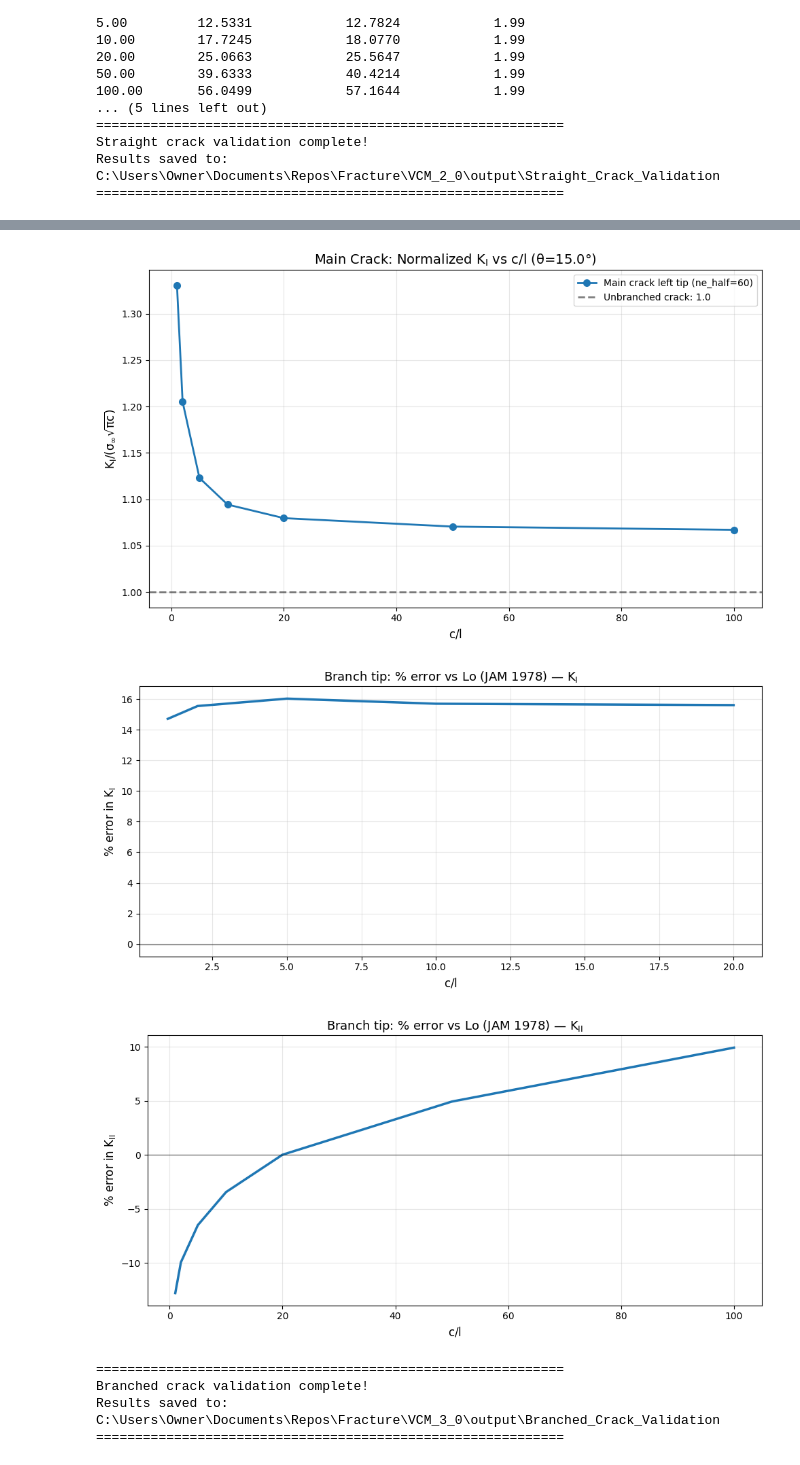
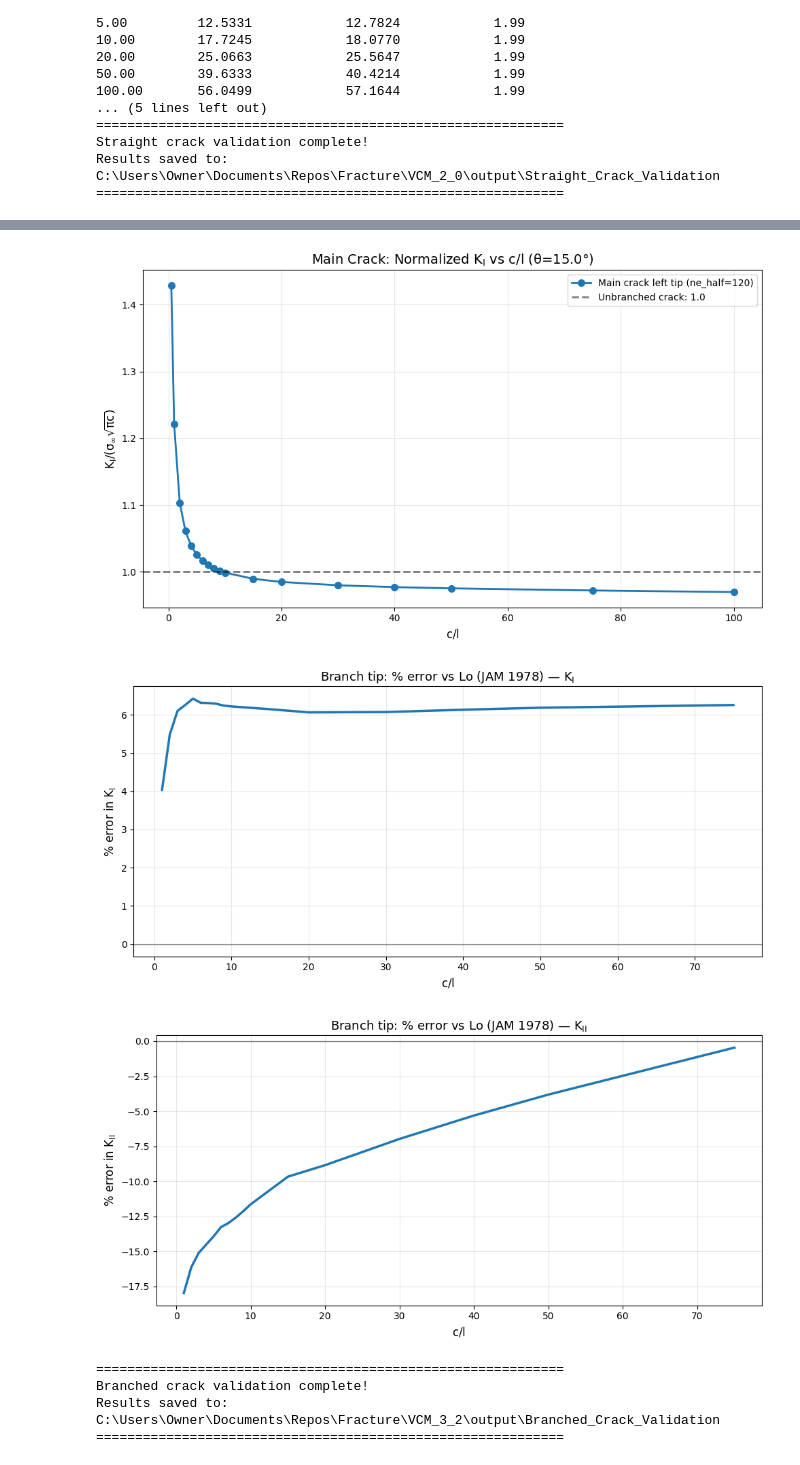
Before and after one commit to Ghoniem/Fracture, a Jupyter notebook: VCM_3_2/notebooks/validation.ipynb, the cells around one changed output, grey strips where cells are left out. Drawn from its saved outputs; the diff is of its cells as text; code cells hidden in the pictures.

```diff
--- a/VCM_3_2/notebooks/validation.ipynb
+++ b/VCM_3_2/notebooks/validation.ipynb
@@ -2115,7 +2115,8 @@ out_dir.mkdir(parents=True, exist_ok=True)
 mm = 1e-3
 c = 1000.0 * mm
 # c_over_l = np.linspace(1, 201, 10, dtype=float)
-c_over_l = np.array([1,2,3,4,5,6,7,8,9,10,15,20,30,40,50, 75, 100, 200], float)
+c_over_l = np.array([0.5,1,2,3,4,5,6,7,8,9,10,15,20,30,40,50, 75, 100], float)
+# c_over_l = np.array([1, 100], float)
 theta_deg = 15.0
 theta = np.deg2rad(theta_deg)
 
@@ -2173,9 +2174,9 @@ applied = AppliedStress(sigma_xx=sig_xx, sigma_yy=sig_yy, sigma_xy=sig_xy)
 mu = float(material.mu)
 
 # Euclid-fit controls (robust defaults)
-rmax_frac_branch = 0.05   # branches can be short => allow a bit wider
-rmax_frac_main   = 0.05
-min_pts = 4
+rmax_frac_branch = 0.2   # branches can be short => allow a bit wider
+rmax_frac_main   = 0.2
+min_pts = 8
 two_term = True
 ne_half = 40
 
@@ -2281,7 +2282,7 @@ lo_KI = np.array([
     [8.929324781, 0.736918138],
     [20.46800156, 0.728892456],
     [60.6877622 , 0.728089888],
-    [178.2899264, 0.727287319],
+    [98.2899264, 0.727287319],
 ], float)
 
 lo_KII = np.array([
@@ -2340,7 +2341,7 @@ ax1.grid(True, alpha=0.3)
 ax1.legend()
 
 plt.tight_layout()
-fig1.savefig(out_dir / "branched_KI_vs_Lo.png", dpi=150, bbox_inches='tight')
+fig1.savefig(out_dir / "branched_KI_vs_Lo_sym.png", dpi=150, bbox_inches='tight')
 plt.show()
 
 fig2, ax2 = plt.subplots(figsize=(10, 6))
@@ -2360,9 +2361,8 @@ ax2.set_title(f'Branch tip: Normalized $K_{{II}}$ (θ={theta_deg}°)', fontsize=
 ax2.grid(True, alpha=0.3)
 ax2.legend()
 plt.tight_layout()
-fig2.savefig(out_dir / "branched_KII_vs_Lo.png", dpi=150, bbox_inches='tight')
+fig2.savefig(out_dir / "branched_KII_vs_Lo_sym.png", dpi=150, bbox_inches='tight')
 plt.show()
-
 
 fig3, ax3 = plt.subplots(figsize=(10, 6))
 ax3.plot(c_over_l, KI_main_norm, 'o-', lw=2, markersize=7, label=f'Main crack left tip (ne_half={ne_half})')
@@ -2372,7 +2372,7 @@ ax3.set_ylabel(r'$K_I / (\sigma_\infty \sqrt{\pi c})$', fontsize=12)
 ax3.set_title(f'Main Crack: Normalized $K_I$ vs $c/l$ (θ={theta_deg}°)', fontsize=14, weight='bold')
 ax3.set_xscale('linear'); ax3.grid(True, alpha=0.3); ax3.legend()
 plt.tight_layout()
-fig3.savefig(out_dir / "main_crack_KI_normalized_lin.png", dpi=150, bbox_inches='tight')
+fig3.savefig(out_dir / "main_crack_KI_normalized_lin_sym.png", dpi=150, bbox_inches='tight')
 plt.show()
 
 err_KI_pct  = 100.0 * (KI_branch_norm  - loKI_on_grid)  / loKI_on_grid
@@ -2390,7 +2390,7 @@ axe1.set_ylabel(r'$\%$ error in $K_I$', fontsize=12)
 axe1.set_title(r'Branch tip: $\%$ error vs Lo (JAM 1978) — $K_I$', fontsize=13, weight='bold')
 axe1.grid(True, alpha=0.3)
 plt.tight_layout()
-fige4.savefig(out_dir / "branched_KI_percent_error_vs_Lo.png", dpi=150, bbox_inches='tight')
+fige4.savefig(out_dir / "branched_KI_percent_error_vs_Lo_sym.png", dpi=150, bbox_inches='tight')
 plt.show()
 
 fige5, axe2 = plt.subplots(figsize=(10, 5))
@@ -2401,7 +2401,7 @@ axe2.set_ylabel(r'$\%$ error in $K_{II}$', fontsize=12)
 axe2.set_title(r'Branch tip: $\%$ error vs Lo (JAM 1978) — $K_{II}$', fontsize=13, weight='bold')
 axe2.grid(True, alpha=0.3)
 plt.tight_layout()
-fige5.savefig(out_dir / "branched_KII_percent_error_vs_Lo.png", dpi=150, bbox_inches='tight')
+fige5.savefig(out_dir / "branched_KII_percent_error_vs_Lo_sym.png", dpi=150, bbox_inches='tight')
 plt.show()
 
 
@@ -2483,7 +2467,7 @@ mm = 1e-3
 c = 1000.0 * mm
 # c_over_l = np.linspace(1, 201, 10, dtype=float)
 # c_over_l = np.array([1,2,3,4,5,6,7,8,9,10,15,20,30,40,50, 75, 100, 200], float)
-c_over_l = np.array([1,2,5,10, 20, 50, 100], float)
+c_over_l = np.array([0.5,1,2,3,4,5,6,7,8,9,10,15,20,30,40,50, 75, 100], float)
 theta_deg = 15.0
 theta = np.deg2rad(theta_deg)
 
@@ -2539,11 +2523,11 @@ applied = AppliedStress(sigma_xx=sig_xx, sigma_yy=sig_yy, sigma_xy=sig_xy)
 mu = float(material.mu)
 
 # Euclid-fit controls (robust defaults)
-rmax_frac_branch = 0.1   # branches can be short => allow a bit wider
-rmax_frac_main   = 0.1
+rmax_frac_branch = 0.3   # branches can be short => allow a bit wider
+rmax_frac_main   = 0.3
 min_pts = 8
 two_term = False
-ne_half = 60
+ne_half = 120
 
 for ratio in c_over_l:
     l = c / ratio
@@ -2570,7 +2554,7 @@ for ratio in c_over_l:
         tip_cluster="power",              # "power" (one-sided) or "cheb" (symmetric)
         tip_cluster_power=3.0,            # stronger clustering as p increases (>=2)
         other_min_panels=4,               # baseline per segment
-        endpoint_min_nodes=6,        # new
+        endpoint_min_nodes=4,        # new
         kink_side_nodes=3,           # new
         refine_junction_endpoints=True,
         refine_kinks=True,
@@ -2589,8 +2573,8 @@ for ratio in c_over_l:
             material=material
         )
 
-        KI_top.append(KI_t_CR)
-        KII_top.append(KII_t_CR)
+        KI_top.append(KI_t)
+        KII_top.append(KII_t)
     except Exception as e:
         print(f"  Warning: Top branch fit failed: {e}")
         KI_top.append(np.nan); KII_top.append(np.nan)
@@ -2635,7 +2619,7 @@ lo_KI = np.array([
     [7.565839828,	0.985714286],
     [12.56285313,	0.978491172],
     [44.80162225,	0.972070626],
-    # [285.3622159,	0.968860353],
+    [95.3622159,	0.968860353],
 ], float)
 
 lo_KII = np.array([
@@ -2646,7 +2630,7 @@ lo_KII = np.array([
     [5.782060166,	0.212081651],
     [13.3241222,	0.184911996],
     [33.4000804,	0.165810244],
-    [127.6576459,	0.145197125],
+    [97.6576459,	0.145197125],
     # [329.0243998,	0.139783942],
     # [976.0579,	    0.133598696],
 ], float)
@@ -2695,7 +2679,7 @@ ax1.grid(True, alpha=0.3)
 ax1.legend()
 
 plt.tight_layout()
-fig1.savefig(out_dir / "branched_KI_vs_Lo.png", dpi=150, bbox_inches='tight')
+fig1.savefig(out_dir / "branched_KI_vs_Lo_asymm.png", dpi=150, bbox_inches='tight')
 plt.show()
 
 fig2, ax2 = plt.subplots(figsize=(10, 6))
@@ -2715,7 +2699,7 @@ ax2.set_title(f'Branch tip: Normalized $K_{{II}}$ (θ={theta_deg}°)', fontsize=
 ax2.grid(True, alpha=0.3)
 ax2.legend()
 plt.tight_layout()
-fig2.savefig(out_dir / "branched_KII_vs_Lo.png", dpi=150, bbox_inches='tight')
+fig2.savefig(out_dir / "branched_KII_vs_Lo_asymm.png", dpi=150, bbox_inches='tight')
 plt.show()
 
 
@@ -2777,7 +2772,7 @@ Solving for c/l = 100 (l = 10.000 mm)...
-[figure, old version]
+[figure, new version]
-[figure, old version]
+[figure, new version]
-[figure, old version]
+[figure, new version]
 ============================================================
 Branched crack validation complete!
-Results saved to: C:\Users\Owner\Documents\Repos\Fracture\VCM_3_0\output\Branched_Crack_Validation
+Results saved to: C:\Users\Owner\Documents\Repos\Fracture\VCM_3_2\output\Branched_Crack_Validation
 ============================================================
```
Also changed, not shown: parts of 2 cells of this notebook, 30 other files.
